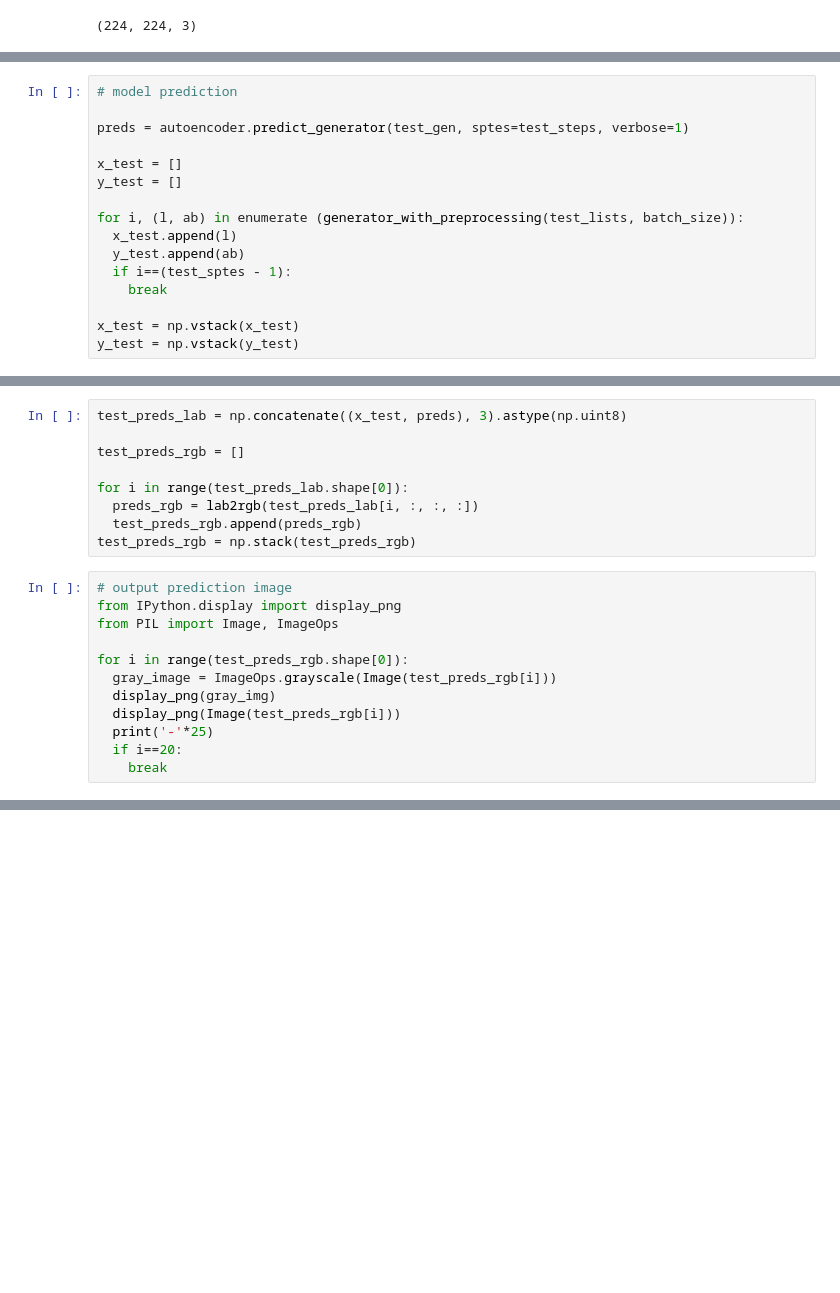
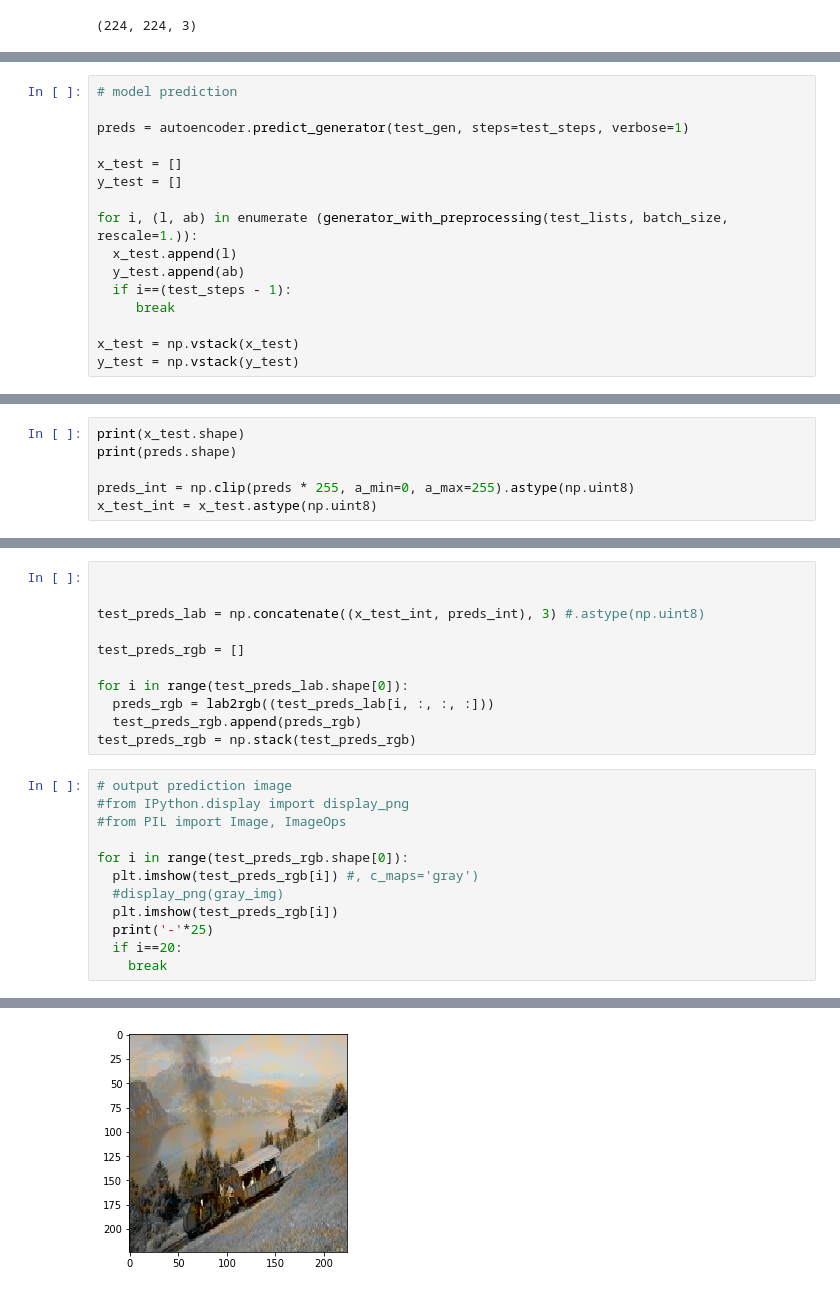
Before and after one commit to santolina/Tensorflow-Dev, a Jupyter notebook: Colorization.ipynb, the cells around one changed output, grey strips where cells are left out. Cells and saved outputs as stored; diff of their text form; blank space fills up the shorter version.

```diff
--- a/Colorization.ipynb
+++ b/Colorization.ipynb
@@ -243,16 +249,16 @@ Epoch 10/100
 # %%
 # model prediction
 
-preds = autoencoder.predict_generator(test_gen, sptes=test_steps, verbose=1)
+preds = autoencoder.predict_generator(test_gen, steps=test_steps, verbose=1)
 
 x_test = []
 y_test = []
 
-for i, (l, ab) in enumerate (generator_with_preprocessing(test_lists, batch_size)):
+for i, (l, ab) in enumerate (generator_with_preprocessing(test_lists, batch_size, rescale=1.)):
   x_test.append(l)
   y_test.append(ab)
-  if i==(test_sptes - 1):
-    break
+  if i==(test_steps - 1):
+     break
 
 x_test = np.vstack(x_test)
 y_test = np.vstack(y_test)
@@ -258,0 +267,6 @@ y_test = np.vstack(y_test)
+# %%
+print(x_test.shape)
+print(preds.shape)
+
+preds_int = np.clip(preds * 255, a_min=0, a_max=255).astype(np.uint8)
+x_test_int = x_test.astype(np.uint8)
@@ -259,21 +276,24 @@ y_test = np.vstack(y_test)
 # %%
-test_preds_lab = np.concatenate((x_test, preds), 3).astype(np.uint8)
+
+
+test_preds_lab = np.concatenate((x_test_int, preds_int), 3) #.astype(np.uint8)
 
 test_preds_rgb = []
 
 for i in range(test_preds_lab.shape[0]):
-  preds_rgb = lab2rgb(test_preds_lab[i, :, :, :])
+  preds_rgb = lab2rgb((test_preds_lab[i, :, :, :]))
   test_preds_rgb.append(preds_rgb)
 test_preds_rgb = np.stack(test_preds_rgb)
 # %%
 # output prediction image
-from IPython.display import display_png
-from PIL import Image, ImageOps
+#from IPython.display import display_png
+#from PIL import Image, ImageOps
 
 for i in range(test_preds_rgb.shape[0]):
-  gray_image = ImageOps.grayscale(Image(test_preds_rgb[i]))
-  display_png(gray_img)
-  display_png(Image(test_preds_rgb[i]))
+  plt.imshow(test_preds_rgb[i]) #, c_maps='gray')
+  #display_png(gray_img)
+  plt.imshow(test_preds_rgb[i])
   print('-'*25)
   if i==20:
     break
+# %% [output]
@@ -279,0 +317 @@ for i in range(test_preds_rgb.shape[0]):
+[figure, added]
```
Also changed, not shown: parts of 29 cells of this notebook.
